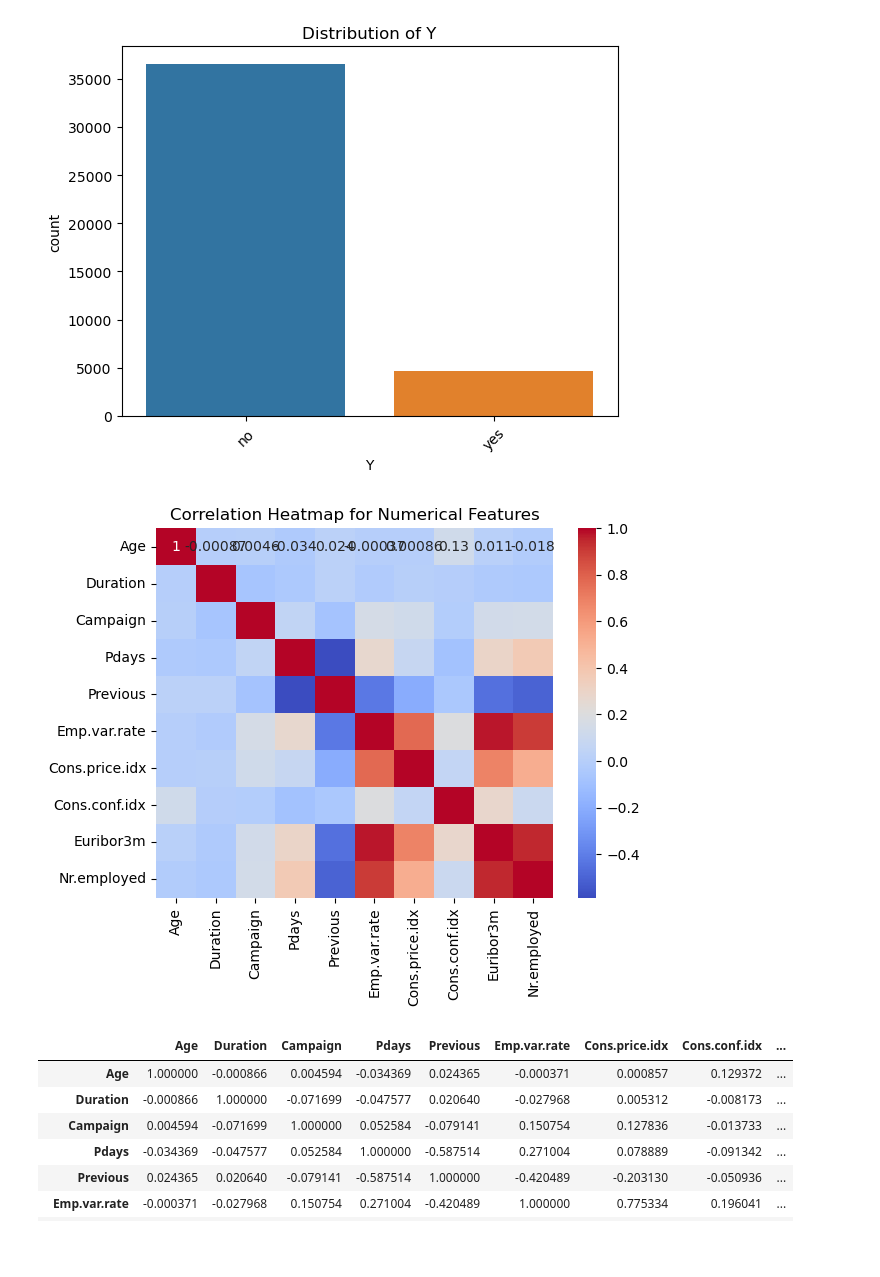
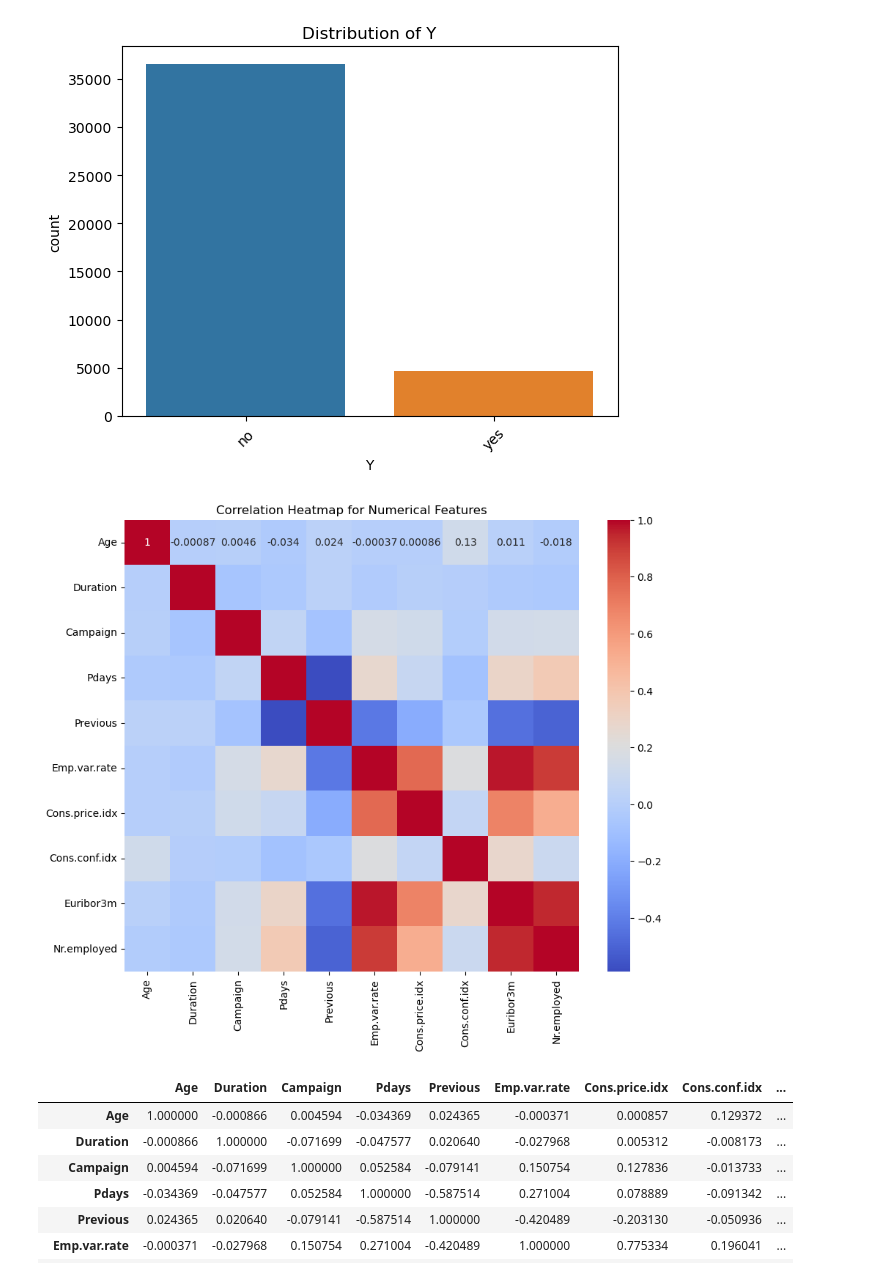
Before and after one commit to Ahmed8042/DataScience, a Jupyter notebook: Bank Marketing.ipynb, the cells around one changed output. Drawn from its saved outputs; the diff is of its cells as text; code cells hidden in the pictures; blank space fills up the shorter version.

Commit message:
enlarged grapgh size

```diff
--- a/Bank Marketing.ipynb
+++ b/Bank Marketing.ipynb
@@ -209,12 +209,14 @@ for col in categorical_features:
 [figure]
 [figure]
 # %%
-# Correlation heatmap for numerical features
+# Set the size of the plot
+plt.figure(figsize=(10, 8))
 sns.heatmap(df[numerical_features].corr(), annot=True, cmap='coolwarm')
 plt.title('Correlation Heatmap for Numerical Features')
+# Show the plot
 plt.show()
 # %% [output]
-[figure, old version]
+[figure, new version]
 # %%
 df.corr()
 # %% [output]
```
